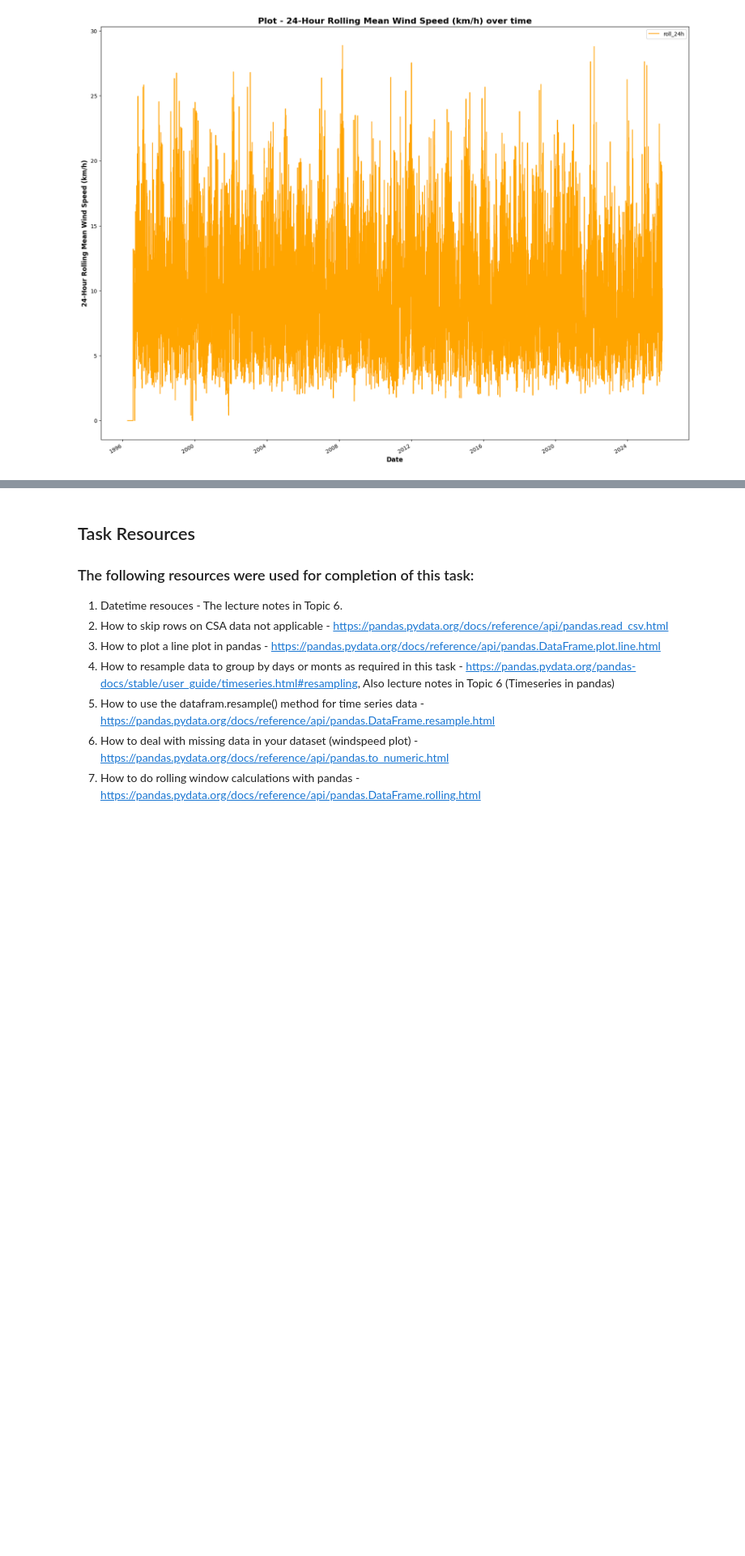
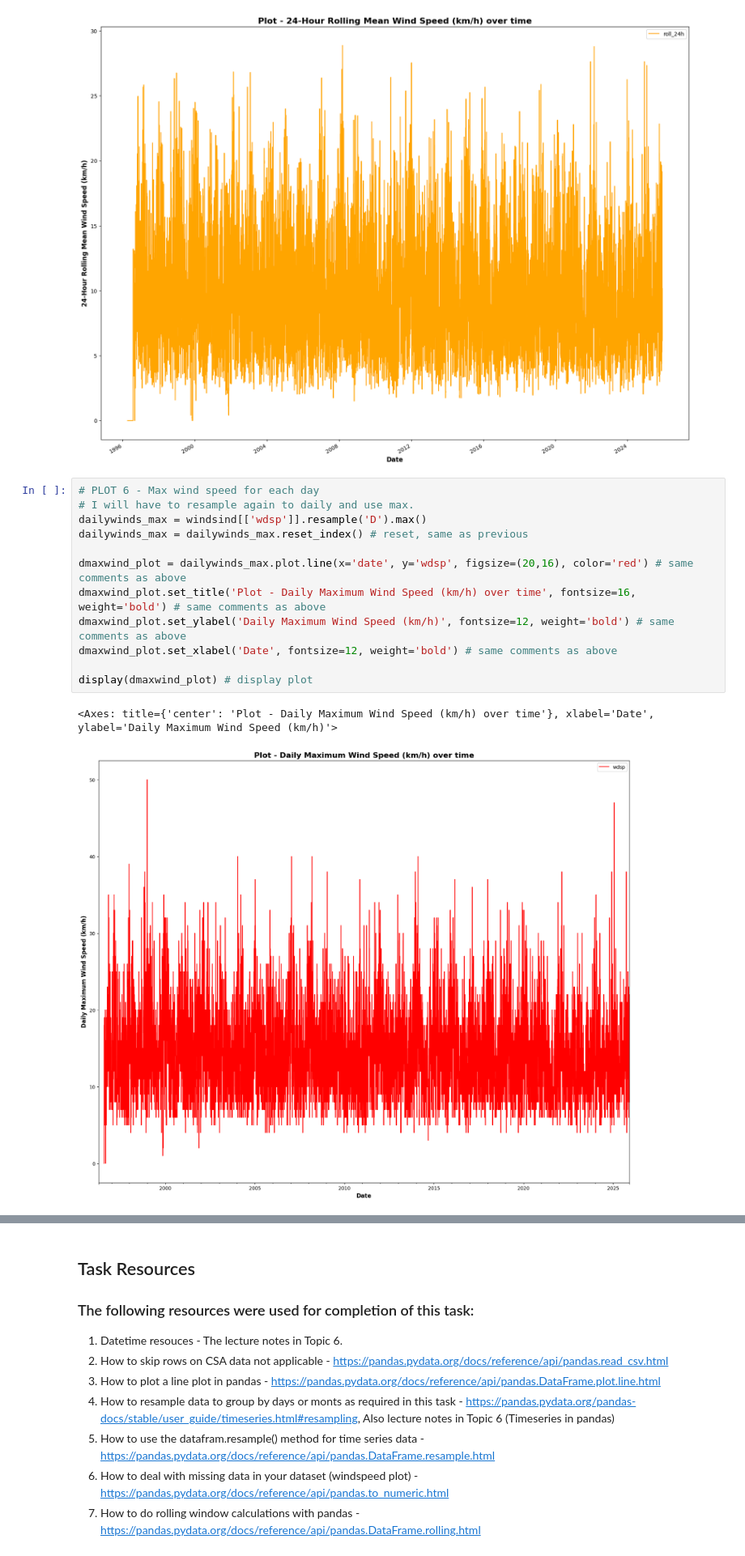
Before and after one commit to Hugo-van-Zyl/programming-for-data-analytics, a Jupyter notebook: Practical Assignments/assignment_6_Weather.ipynb, the cells around one changed output, grey strips where cells are left out. Shown at 81% size. Cells and saved outputs as stored; diff of their text form; blank space fills up the shorter version.

Commit message:
Assignment 6 plot 6 completed

```diff
--- a/Practical Assignments/assignment_6_Weather.ipynb
+++ b/Practical Assignments/assignment_6_Weather.ipynb
@@ -134,3 +134,18 @@ display(wsr_plot) # display plot
 # %% [output]
 <Axes: title={'center': 'Plot - 24-Hour Rolling Mean Wind Speed (km/h) over time'}, xlabel='Date', ylabel='24-Hour Rolling Mean Wind Speed (km/h)'>
 [figure]
+# %%
+# PLOT 6 - Max wind speed for each day
+# I will have to resample again to daily and use max.
+dailywinds_max = windsind[['wdsp']].resample('D').max()
+dailywinds_max = dailywinds_max.reset_index() # reset, same as previous
+
+dmaxwind_plot = dailywinds_max.plot.line(x='date', y='wdsp', figsize=(20,16), color='red') # same comments as above
+dmaxwind_plot.set_title('Plot - Daily Maximum Wind Speed (km/h) over time', fontsize=16, weight='bold') # same comments as above
+dmaxwind_plot.set_ylabel('Daily Maximum Wind Speed (km/h)', fontsize=12, weight='bold') # same comments as above
+dmaxwind_plot.set_xlabel('Date', fontsize=12, weight='bold') # same comments as above
+
+display(dmaxwind_plot) # display plot
+# %% [output]
+<Axes: title={'center': 'Plot - Daily Maximum Wind Speed (km/h) over time'}, xlabel='Date', ylabel='Daily Maximum Wind Speed (km/h)'>
+[figure, added]
```
Also changed, not shown: parts of 1 cell of this notebook.
